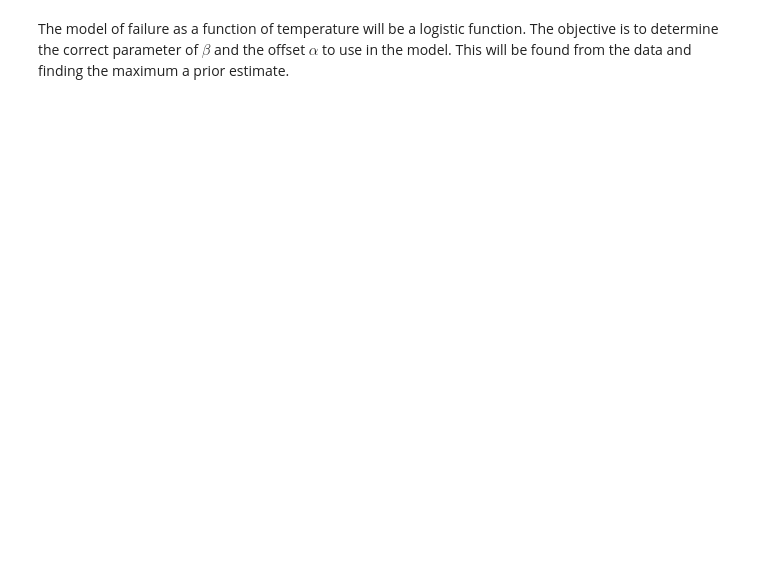
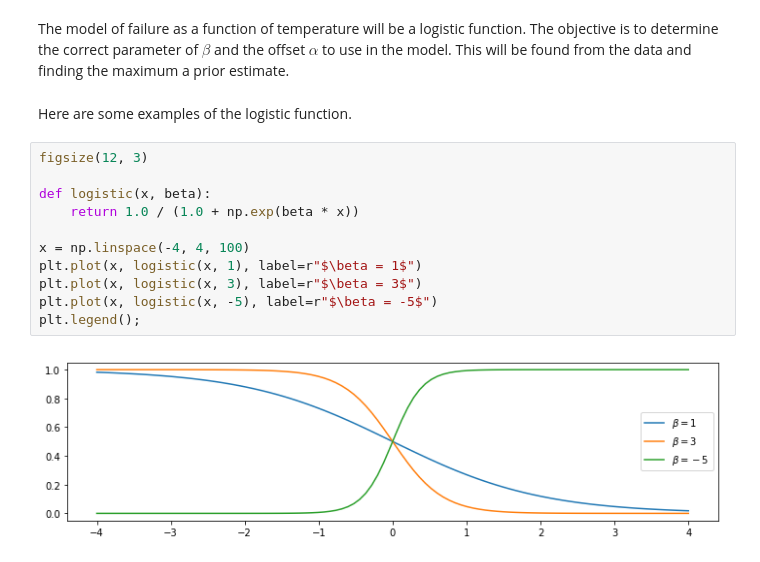
Before and after one commit to WillKoehrsen/eecs-491, a Jupyter notebook: learning/ppbmh_chapter_2.ipynb, the cells around one changed output. Drawn from its saved outputs; the diff is of its cells as text; blank space fills up the shorter version.

```diff
--- a/learning/ppbmh_chapter_2.ipynb
+++ b/learning/ppbmh_chapter_2.ipynb
@@ -440,3 +541,18 @@ plt.title("Defects of the Space Shuttle O-Rings vs temperature");
 # %% [markdown]
 The model of failure as a function of temperature will be a logistic function.
 The objective is to determine the correct parameter of $\beta$ and the offset $\alpha$ to use in the model. This will be found from the data and finding the maximum a prior estimate.
+# %% [markdown]
+Here are some examples of the logistic function.
+# %%
+figsize(12, 3)
+
+def logistic(x, beta):
+    return 1.0 / (1.0 + np.exp(beta * x))
+
+x = np.linspace(-4, 4, 100)
+plt.plot(x, logistic(x, 1), label=r"$\beta = 1$")
+plt.plot(x, logistic(x, 3), label=r"$\beta = 3$")
+plt.plot(x, logistic(x, -5), label=r"$\beta = -5$")
+plt.legend();
+# %% [output]
+[figure, added]
```
Also changed, not shown: parts of 52 cells of this notebook, 1 other file.
